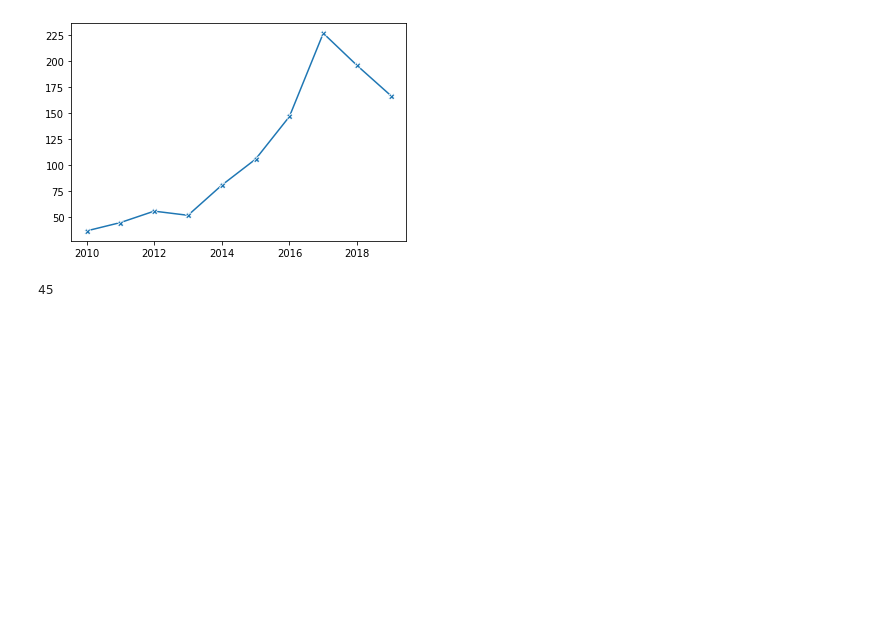
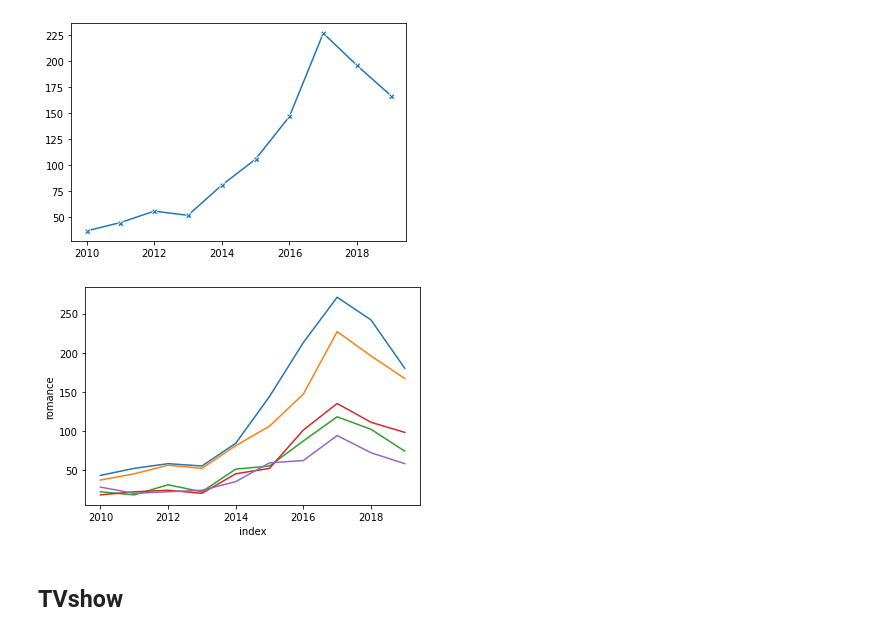
Before and after one commit to hsi-cy/dissertation, a Jupyter notebook: dissertation_v2.ipynb, the cells around one changed output. Cells and saved outputs as stored; diff of their text form; code cells hidden in the pictures; blank space fills up the shorter version.

```diff
--- a/dissertation_v2.ipynb
+++ b/dissertation_v2.ipynb
@@ -322,6 +322,7 @@ def count_genres(genre_list):
             genres_count[genre] += 1
     df = pd.DataFrame(data=[genres_count])
     df = df.transpose().reset_index().rename(columns={'index':'genres',0:'counts'}).sort_values(by = 'counts', ascending=False).reset_index(drop=True)
+    df['percentage'] = df['counts'].apply(lambda x: round(x/df.counts.sum(),2))
     return df
 # %%
 def show_values_on_bars(axs, h_v="v", space=0.4):
@@ -395,6 +397,3 @@ ax[1].set_title('The distribution of Netflix Originals movies')
 plt.show()
 # %% [output]
 [figure]
-# %%
-x = count_genres(mv.loc[mv['year']=='2011'].genres.values.tolist())
-x.set_index('genres').loc['drama'].values.tolist()[0]
@@ -430,7 +423,3 @@ sns.lineplot(x = list(com.keys()),
 # %% [output]
 <matplotlib.axes._subplots.AxesSubplot at 0x...>
 [figure]
-# %%
-trend_in_yearN(mv, 'comedy', '2011')
-# %% [output]
-45
@@ -436,0 +437,7 @@ trend_in_yearN(mv, 'comedy', '2011')
+# %%
+cols = ['drama','comedy','action-and-adventure','thriller','romance',
+        'mystery', 'documentary','crime','family','fantasy']
+trend_df = pd.DataFrame()
+for genre in cols:
+    temp = pd.DataFrame(data=[ten_year_trend(mv, genre)]).transpose().rename(columns={0:genre})
+    trend_df = pd.concat([trend_df, temp], axis=1)
@@ -436,0 +446,8 @@ trend_in_yearN(mv, 'comedy', '2011')
+# %%
+genres = trend_df.columns.values.tolist()[1:6]
+for gen in genres:
+    sns.lineplot(x = 'index', y = gen, data = trend_df)
+# %% [output]
+[figure, added]
+# %% [markdown]
+## TVshow
```
Also changed, not shown: parts of 11 cells of this notebook, 6 other files.
